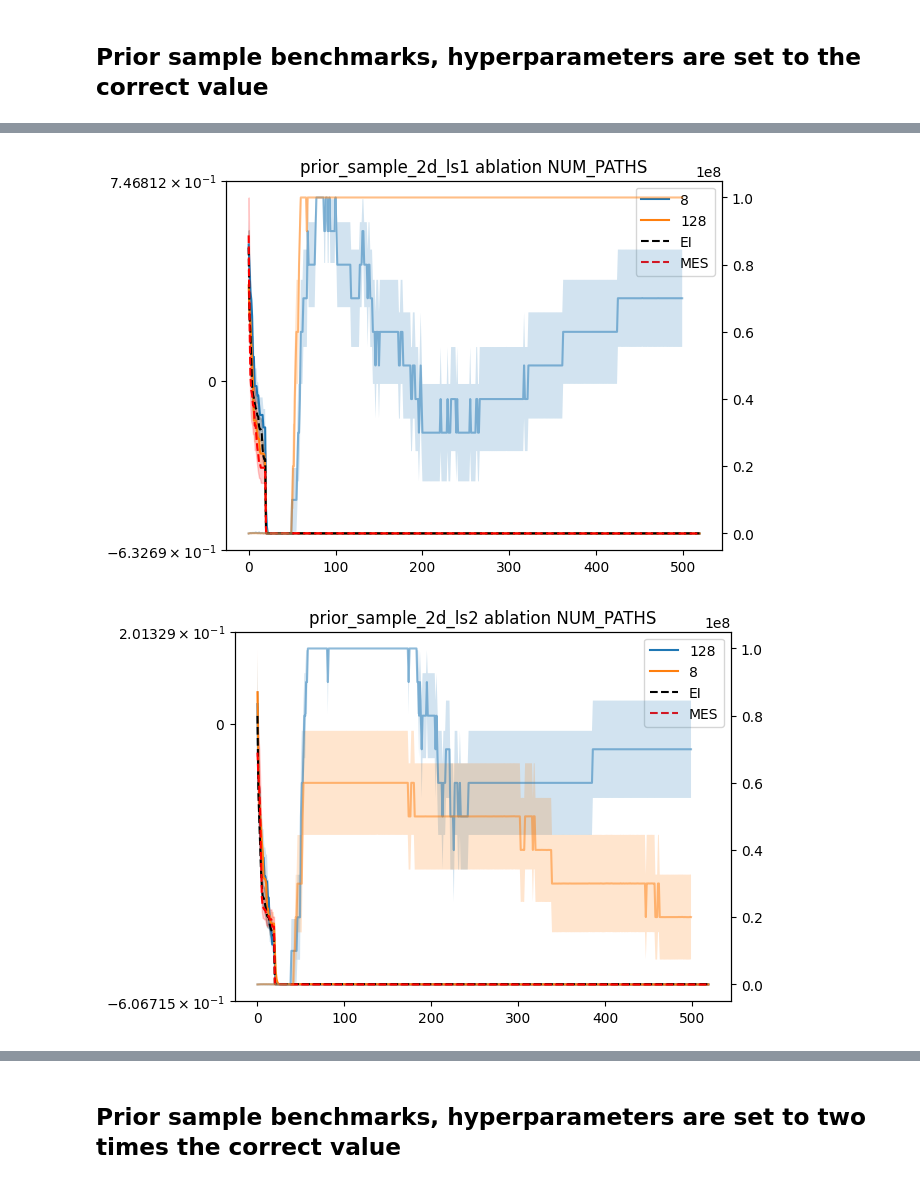
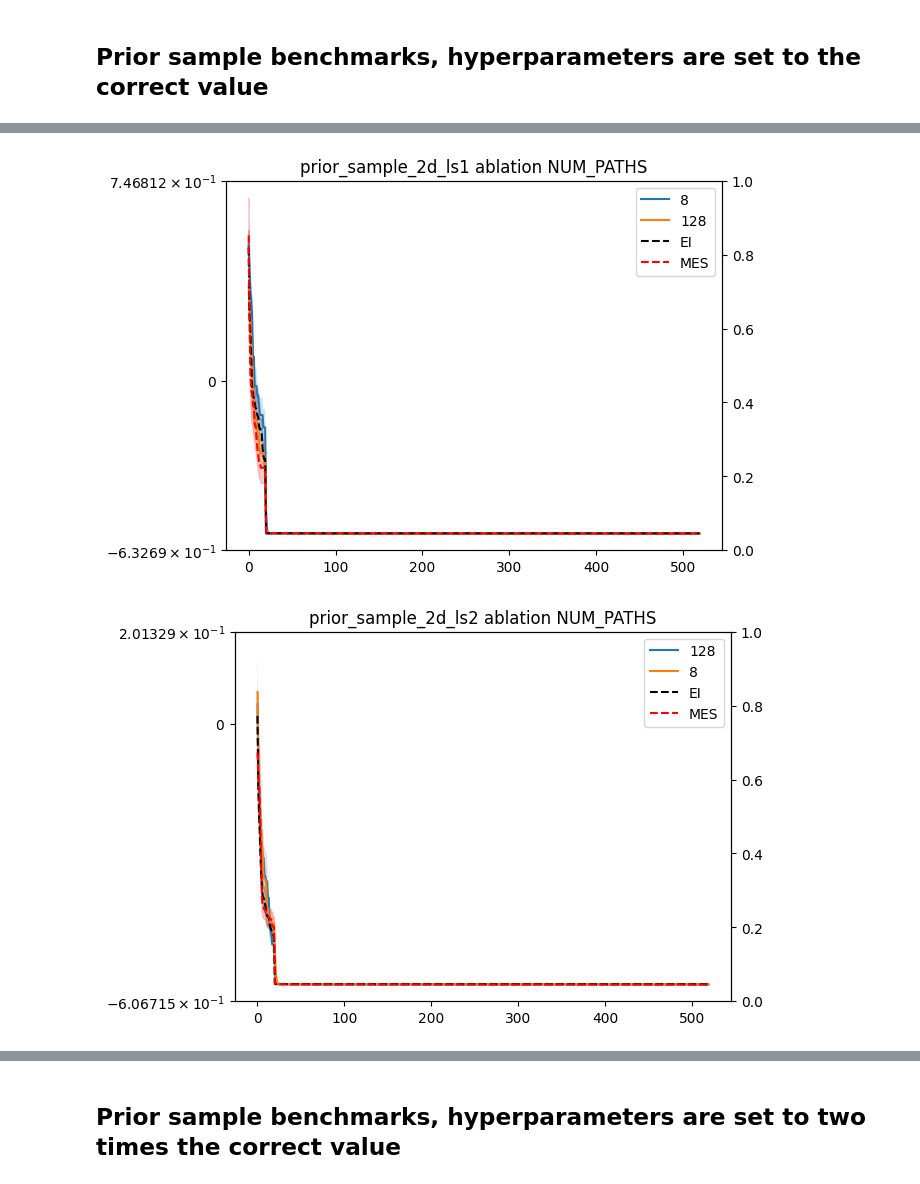
Before and after one commit to NUOJIN/variational-entropy-search, a Jupyter notebook: results_gamma_vs_ei.ipynb, the cells around one changed output, grey strips where cells are left out. Cells and saved outputs as stored; diff of their text form; code cells hidden in the pictures.

```diff
--- a/results_gamma_vs_ei.ipynb
+++ b/results_gamma_vs_ei.ipynb
@@ -64,14 +64,14 @@ for benchmark in benchmarks:
         ves_y_mean = ves_y.mean(axis=0)
         ves_y_std = ves_y.std(axis=0)/ np.sqrt(len(ves_y))
 
-        ves_k = [np.load(f'{d}/k_vals.npy') for d in dirs]
-        min_len = min([len(k) for k in ves_k])
-        ves_k = [k[:min_len] for k in ves_k]
-        ves_k = np.stack(ves_k)
-        ves_k_mean = ves_k.mean(axis=0)
-        ves_k_std = ves_k.std(axis=0)/ np.sqrt(len(ves_k))
-        ax2.plot(ves_k_mean, label=f'{json.load(open(f"{dirs[0]}/args.json"))["num_paths"]}', alpha=0.5)
-        ax2.fill_between(np.arange(len(ves_k_mean)), ves_k_mean-ves_k_std, ves_k_mean+ves_k_std, alpha=0.2)
+        # ves_k = [np.load(f'{d}/k_vals.npy') for d in dirs]
+        # min_len = min([len(k) for k in ves_k])
+        # ves_k = [k[:min_len] for k in ves_k]
+        # ves_k = np.stack(ves_k)
+        # ves_k_mean = ves_k.mean(axis=0)
+        # ves_k_std = ves_k.std(axis=0)/ np.sqrt(len(ves_k))
+        # ax2.plot(ves_k_mean, label=f'{json.load(open(f"{dirs[0]}/args.json"))["num_paths"]}', alpha=0.5)
+        # ax2.fill_between(np.arange(len(ves_k_mean)), ves_k_mean-ves_k_std, ves_k_mean+ves_k_std, alpha=0.2)
 
         ax.plot(ves_y_mean, label=f'{json.load(open(f"{dirs[0]}/args.json"))["num_paths"]}')
         ax.fill_between(np.arange(len(ves_y_mean)), ves_y_mean-ves_y_std, ves_y_mean+ves_y_std, alpha=0.2)
@@ -176,14 +176,14 @@ for benchmark in benchmarks:
         ax.plot(ves_y_mean, label=f'{json.load(open(f"{dirs[0]}/args.json"))["num_paths"]}')
         ax.fill_between(np.arange(len(ves_y_mean)), ves_y_mean-ves_y_std, ves_y_mean+ves_y_std, alpha=0.2)
 
-        ves_k = [np.load(f'{d}/k_vals.npy') for d in dirs]
-        min_len = min([len(k) for k in ves_k])
-        ves_k = [k[:min_len] for k in ves_k]
-        ves_k = np.stack(ves_k)
-        ves_k_mean = ves_k.mean(axis=0)
-        ves_k_std = ves_k.std(axis=0)/ np.sqrt(len(ves_k))
-        ax2.plot(ves_k_mean, label=f'{json.load(open(f"{dirs[0]}/args.json"))["num_paths"]}', alpha=0.5)
-        ax2.fill_between(np.arange(len(ves_k_mean)), ves_k_mean-ves_k_std, ves_k_mean+ves_k_std, alpha=0.2)
+        # ves_k = [np.load(f'{d}/k_vals.npy') for d in dirs]
+        # min_len = min([len(k) for k in ves_k])
+        # ves_k = [k[:min_len] for k in ves_k]
+        # ves_k = np.stack(ves_k)
+        # ves_k_mean = ves_k.mean(axis=0)
+        # ves_k_std = ves_k.std(axis=0)/ np.sqrt(len(ves_k))
+        # ax2.plot(ves_k_mean, label=f'{json.load(open(f"{dirs[0]}/args.json"))["num_paths"]}', alpha=0.5)
+        # ax2.fill_between(np.arange(len(ves_k_mean)), ves_k_mean-ves_k_std, ves_k_mean+ves_k_std, alpha=0.2)
     ei_y = [np.maximum.accumulate(np.load(f'{d}/train_y_ei.npy')) for d in ei_dirs]
     min_len = min([len(y) for y in ei_y])
     ei_y = [y[:min_len] for y in ei_y]
@@ -217,2 +217,2 @@ for benchmark in benchmarks:
-[figure, old version]
+[figure, new version]
-[figure, old version]
+[figure, new version]
```
Also changed, not shown: parts of 4 cells of this notebook, 1 other file.
